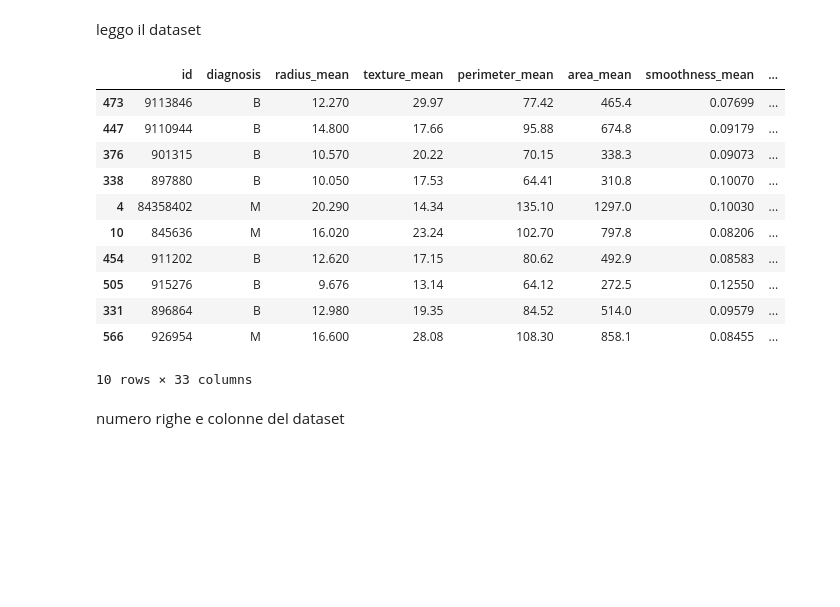
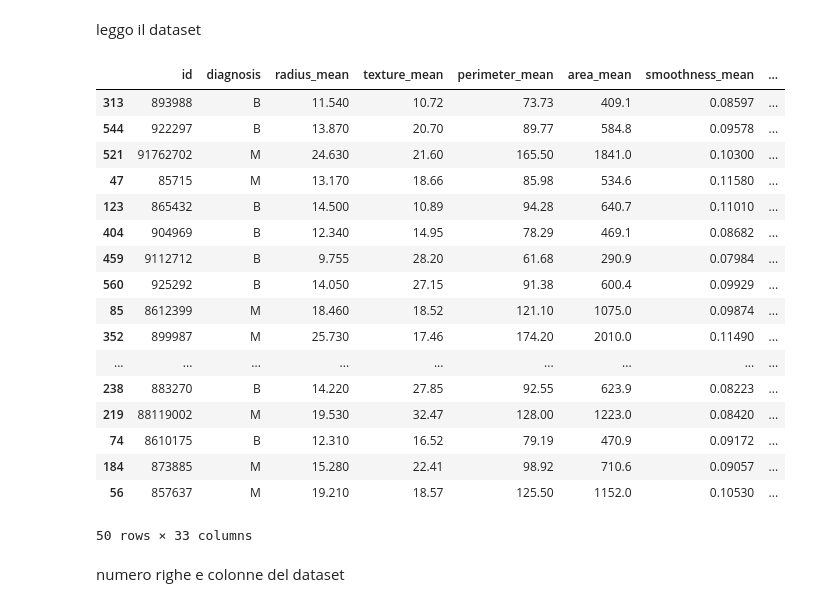
Before and after one commit to chiaracos/BreastCancerPrediction, a Jupyter notebook: BreastCancerPrediction.ipynb, the cells around one changed output. Cells and saved outputs as stored; diff of their text form; code cells hidden in the pictures; blank space fills up the shorter version.

```diff
--- a/BreastCancerPrediction.ipynb
+++ b/BreastCancerPrediction.ipynb
@@ -8,20 +11,26 @@ import pandas as pd
 leggo il dataset
 # %%
 df = pd.read_csv('data.csv')
-df.sample(10)
+df.sample(50)
 # %% [output]
 |  | id | diagnosis | radius_mean | texture_mean | perimeter_mean | area_mean | smoothness_mean | ... |
-| 473 | 9113846 | B | 12.270 | 29.97 | 77.42 | 465.4 | 0.07699 | ... |
-| 447 | 9110944 | B | 14.800 | 17.66 | 95.88 | 674.8 | 0.09179 | ... |
-| 376 | 901315 | B | 10.570 | 20.22 | 70.15 | 338.3 | 0.09073 | ... |
-| 338 | 897880 | B | 10.050 | 17.53 | 64.41 | 310.8 | 0.10070 | ... |
-| 4 | 84358402 | M | 20.290 | 14.34 | 135.10 | 1297.0 | 0.10030 | ... |
-| 10 | 845636 | M | 16.020 | 23.24 | 102.70 | 797.8 | 0.08206 | ... |
-| 454 | 911202 | B | 12.620 | 17.15 | 80.62 | 492.9 | 0.08583 | ... |
-| 505 | 915276 | B | 9.676 | 13.14 | 64.12 | 272.5 | 0.12550 | ... |
-| 331 | 896864 | B | 12.980 | 19.35 | 84.52 | 514.0 | 0.09579 | ... |
-| 566 | 926954 | M | 16.600 | 28.08 | 108.30 | 858.1 | 0.08455 | ... |
+| 313 | 893988 | B | 11.540 | 10.72 | 73.73 | 409.1 | 0.08597 | ... |
+| 544 | 922297 | B | 13.870 | 20.70 | 89.77 | 584.8 | 0.09578 | ... |
+| 521 | 91762702 | M | 24.630 | 21.60 | 165.50 | 1841.0 | 0.10300 | ... |
+| 47 | 85715 | M | 13.170 | 18.66 | 85.98 | 534.6 | 0.11580 | ... |
+| 123 | 865432 | B | 14.500 | 10.89 | 94.28 | 640.7 | 0.11010 | ... |
+| 404 | 904969 | B | 12.340 | 14.95 | 78.29 | 469.1 | 0.08682 | ... |
+| 459 | 9112712 | B | 9.755 | 28.20 | 61.68 | 290.9 | 0.07984 | ... |
+| 560 | 925292 | B | 14.050 | 27.15 | 91.38 | 600.4 | 0.09929 | ... |
+| 85 | 8612399 | M | 18.460 | 18.52 | 121.10 | 1075.0 | 0.09874 | ... |
+| 352 | 899987 | M | 25.730 | 17.46 | 174.20 | 2010.0 | 0.11490 | ... |
+| ... | ... | ... | ... | ... | ... | ... | ... | ... |
+| 238 | 883270 | B | 14.220 | 27.85 | 92.55 | 623.9 | 0.08223 | ... |
+| 219 | 88119002 | M | 19.530 | 32.47 | 128.00 | 1223.0 | 0.08420 | ... |
+| 74 | 8610175 | B | 12.310 | 16.52 | 79.19 | 470.9 | 0.09172 | ... |
+| 184 | 873885 | M | 15.280 | 22.41 | 98.92 | 710.6 | 0.09057 | ... |
+| 56 | 857637 | M | 19.210 | 18.57 | 125.50 | 1152.0 | 0.10530 | ... |
-10 rows × 33 columns
+50 rows × 33 columns
 # %% [markdown]
 numero righe e colonne del dataset
 # %%
```
Also changed, not shown: parts of 6 cells of this notebook.
